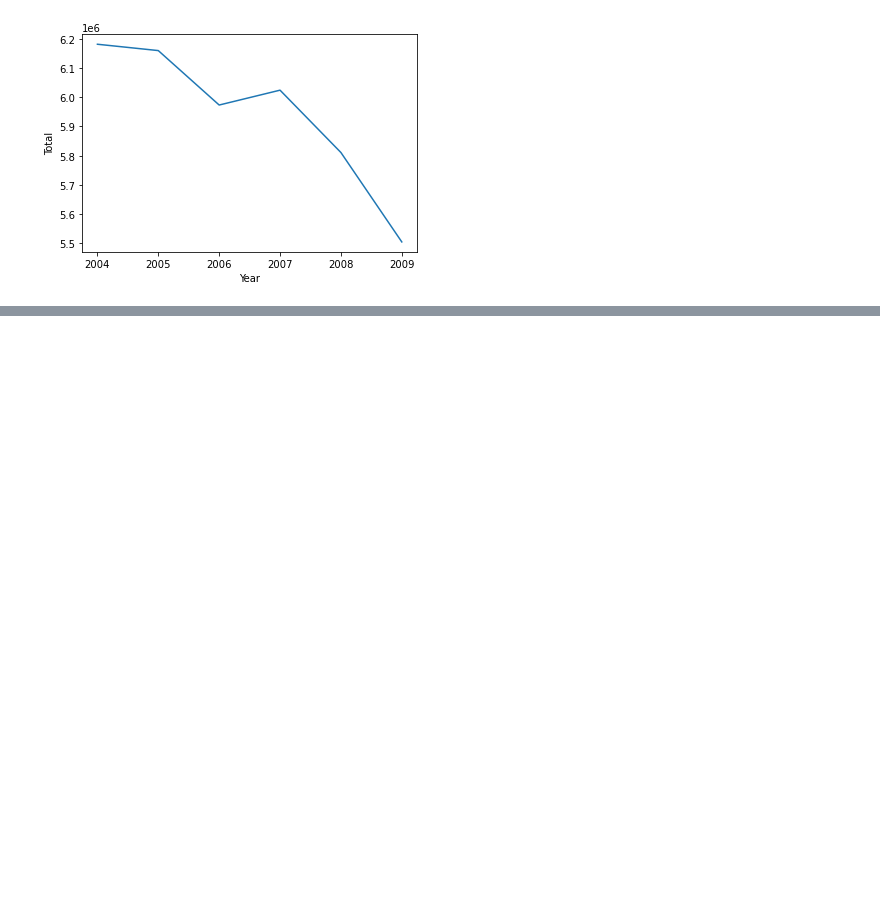
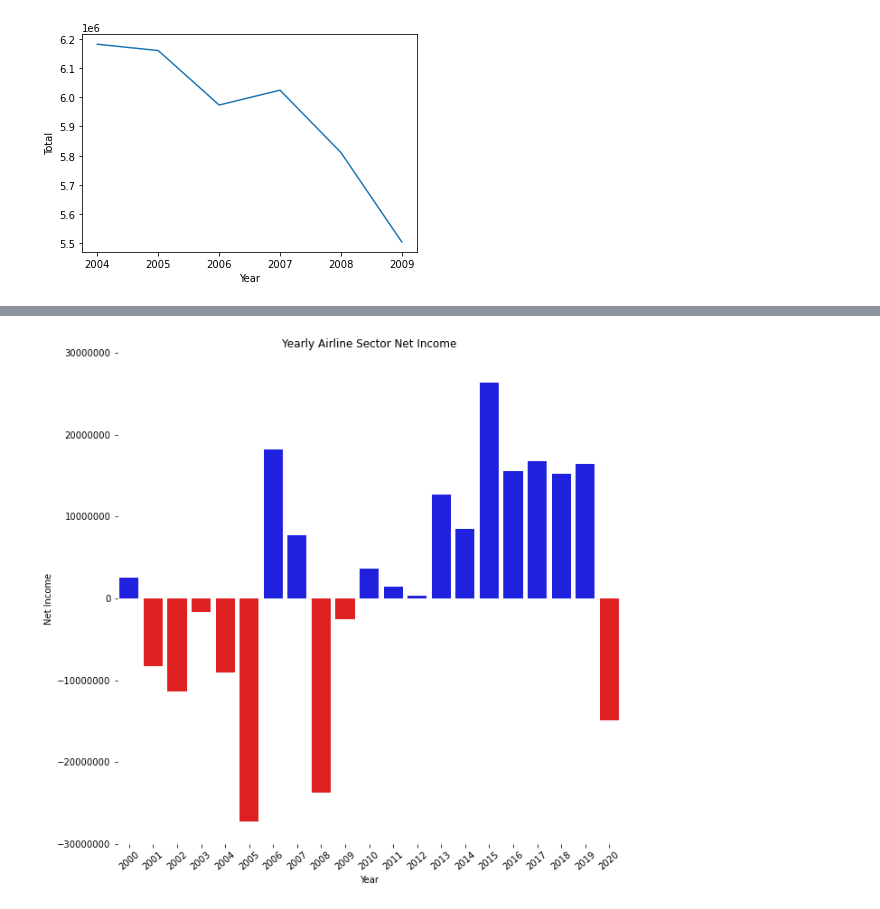
Before and after one commit to nps1984/DSC640, a Jupyter notebook: DSC640_NSalisbury_ProjectTask1/DSC640_NSalisbury_ProjectTask1-Dashboard.ipynb, the cells around one changed output, grey strips where cells are left out. Drawn from its saved outputs; the diff is of its cells as text; code cells hidden in the pictures; blank space fills up the shorter version.

```diff
--- a/DSC640_NSalisbury_ProjectTask1/DSC640_NSalisbury_ProjectTask1-Dashboard.ipynb
+++ b/DSC640_NSalisbury_ProjectTask1/DSC640_NSalisbury_ProjectTask1-Dashboard.ipynb
@@ -341,3 +342,5 @@ sns.lineplot(data=car_all_total_linedata,x="Year",y="Total")
 # %% [output]
 <matplotlib.axes._subplots.AxesSubplot at 0x...>
 [figure]
+# %%
+netincome = pd.read_csv('net_income_by_quarter.csv')
@@ -343,0 +363,6 @@ sns.lineplot(data=car_all_total_linedata,x="Year",y="Total")
+# %%
+netincome_yearly = netincome[netincome['Quarter']=='TOTAL']
+# %%
+netincome_yearly.reset_index(inplace=True)
+netincome_yearly.drop('index',axis=1, inplace=True)
+netincome_yearly
@@ -343,0 +391,2 @@ sns.lineplot(data=car_all_total_linedata,x="Year",y="Total")
+# %%
+netincome_yearly['TOTAL'] = netincome_yearly['TOTAL'].str.replace(',', '').astype(int)
@@ -343,0 +417,18 @@ sns.lineplot(data=car_all_total_linedata,x="Year",y="Total")
+# %%
+fig, ax = plt.subplots()
+fig.set_size_inches(10,10)
+
+colormat = np.where(netincome_yearly['TOTAL']>0,'blue','red')
+
+sns.despine(bottom=True, left=True)
+l = sns.barplot(data=netincome_yearly,x="Year",y="TOTAL", palette=colormat)
+l.set_xlabel('Year')
+l.set_ylabel('Net Income')
+l.set_title('Yearly Airline Sector Net Income')
+l.set_ylim(-30000000,30000000)
+l.set_xticklabels(l.get_xticklabels(),rotation=40)
+ax.ticklabel_format(style='plain',axis='y')
+
+plt.savefig('yearly_airline_sector_income.svg', format='svg')
+# %% [output]
+[figure, added]
```
Also changed, not shown: parts of 38 cells of this notebook, 21 other files.
